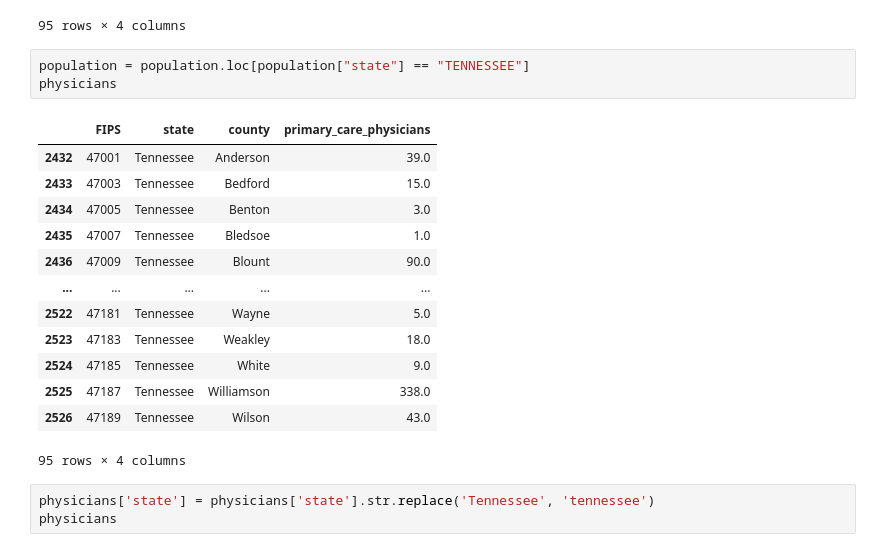
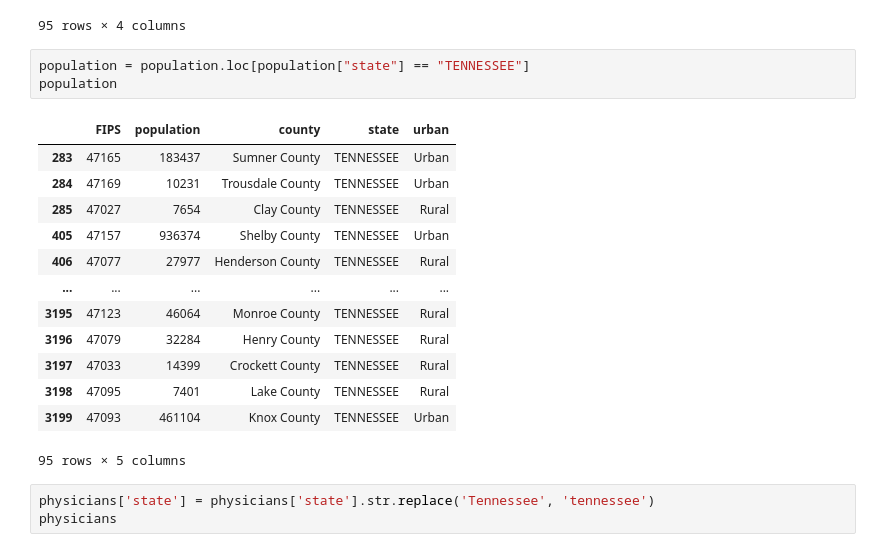
Before and after one commit to Emily-A-Schmitz/data-science-essentials-4, a Jupyter notebook: notebooks/Week3_Homework.ipynb, the cells around one changed output. Drawn from its saved outputs; the diff is of its cells as text.

```diff
--- a/notebooks/Week3_Homework.ipynb
+++ b/notebooks/Week3_Homework.ipynb
@@ -61,21 +61,21 @@ physicians
 95 rows × 4 columns
 # %%
 population = population.loc[population["state"] == "TENNESSEE"]
-physicians
+population
 # %% [output]
-|  | FIPS | state | county | primary_care_physicians |
-| 2432 | 47001 | Tennessee | Anderson | 39.0 |
-| 2433 | 47003 | Tennessee | Bedford | 15.0 |
-| 2434 | 47005 | Tennessee | Benton | 3.0 |
-| 2435 | 47007 | Tennessee | Bledsoe | 1.0 |
-| 2436 | 47009 | Tennessee | Blount | 90.0 |
-| ... | ... | ... | ... | ... |
-| 2522 | 47181 | Tennessee | Wayne | 5.0 |
-| 2523 | 47183 | Tennessee | Weakley | 18.0 |
-| 2524 | 47185 | Tennessee | White | 9.0 |
-| 2525 | 47187 | Tennessee | Williamson | 338.0 |
-| 2526 | 47189 | Tennessee | Wilson | 43.0 |
+|  | FIPS | population | county | state | urban |
+| 283 | 47165 | 183437 | Sumner County | TENNESSEE | Urban |
+| 284 | 47169 | 10231 | Trousdale County | TENNESSEE | Urban |
+| 285 | 47027 | 7654 | Clay County | TENNESSEE | Rural |
+| 405 | 47157 | 936374 | Shelby County | TENNESSEE | Urban |
+| 406 | 47077 | 27977 | Henderson County | TENNESSEE | Rural |
+| ... | ... | ... | ... | ... | ... |
+| 3195 | 47123 | 46064 | Monroe County | TENNESSEE | Rural |
+| 3196 | 47079 | 32284 | Henry County | TENNESSEE | Rural |
+| 3197 | 47033 | 14399 | Crockett County | TENNESSEE | Rural |
+| 3198 | 47095 | 7401 | Lake County | TENNESSEE | Rural |
+| 3199 | 47093 | 461104 | Knox County | TENNESSEE | Urban |
-95 rows × 4 columns
+95 rows × 5 columns
 # %%
 physicians['state'] = physicians['state'].str.replace('Tennessee', 'tennessee')
 physicians
```
Also changed, not shown: parts of 9 cells of this notebook.
